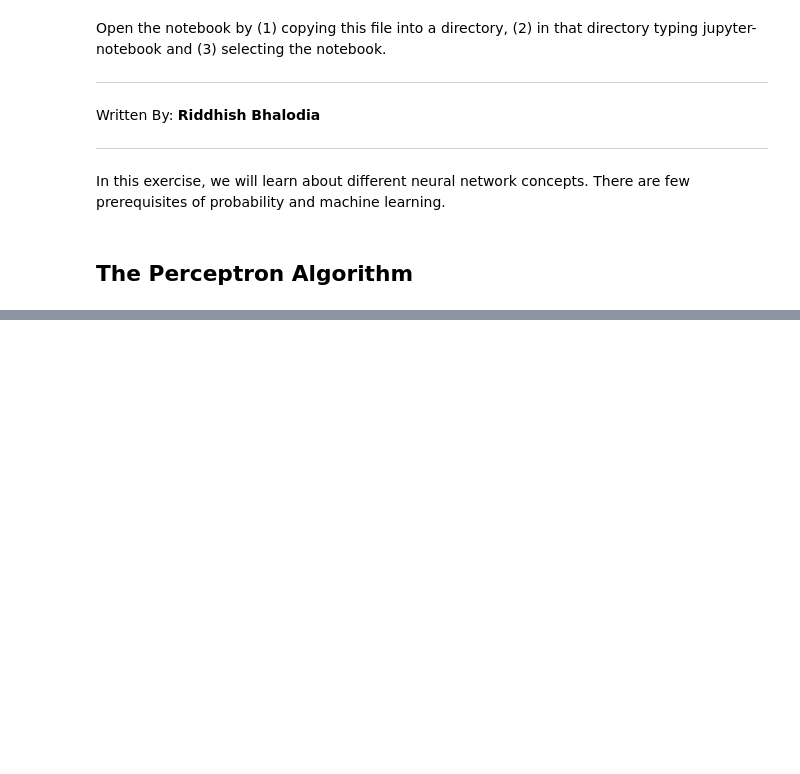
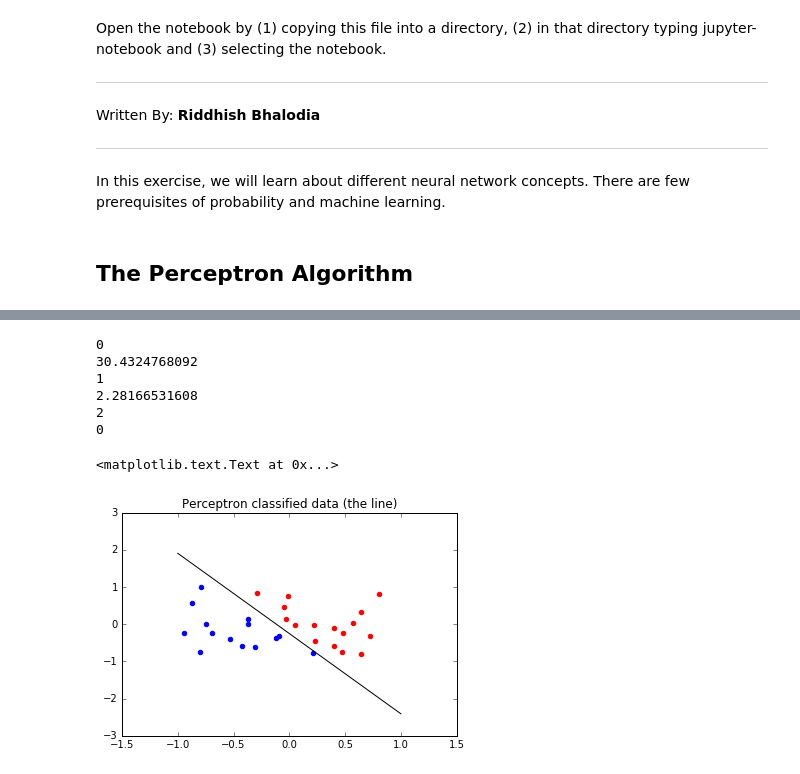
Before and after one commit to riddhishb/ipython-notebooks, a Jupyter notebook: Neural Network/Neural network.ipynb, the cells around one changed output, grey strips where cells are left out. Drawn from its saved outputs; the diff is of its cells as text; code cells hidden in the pictures; blank space fills up the shorter version.

Commit message:
Updated perceptron code

```diff
--- a/Neural Network/Neural network.ipynb
+++ b/Neural Network/Neural network.ipynb
@@ -41,0 +99,7 @@ Here, $\mathcal{M}$ denotes the set of all the misclassified patterns, the reaso
+# %%
+w = np.ones(3, dtype=np.float64) # the weights
+iter_max = 100 # maximum number of iterations
+error = 100.0 # randomly initilize the classification error
+it = 0 # variable to store the iteration number
+eta = 0.02 # the step size (try varying this)
+classified_labels = np.ones(N)
@@ -41,0 +112,43 @@ Here, $\mathcal{M}$ denotes the set of all the misclassified patterns, the reaso
+# %%
+while (error != 0 and it < iter_max):
+    print(it)
+    # Update Rules
+    temp_vec = np.zeros(3, dtype=np.float64)
+    for i in range(N):
+        if label[i] != classified_labels[i]:
+            temp += eta * np.array([x[i], y[i], 1]) * label[i]
+
+    w += temp
+    # recompute the classification
+    for i in range(N):
+        temp = w[0]*x[i] + w[1]*y[i] + w[2]
+        if temp > 0:
+            classified_labels[i] = 1
+        else:
+            classified_labels[i] = -1
+
+    # compute the misclassification error
+    error = 0
+    for i in range(N):
+        temp = w[0]*x[i] + w[1]*y[i] + w[2]
+        if label[i] != classified_labels[i]:
+            error += - label[i] * temp
+    it +=1
+# %% [output]
+0
+30.4324768092
+1
+2.28166531608
+2
+0
+# %%
+x = np.linspace(-1,1,100)
+y = -(w[0] * x + w[2]) / w[1]
+plt.scatter(xa, ya, color = 'b')
+plt.hold(True)
+plt.scatter(xb, yb, color = 'r')
+plt.plot(x,y, color='k')
+plt.title('Perceptron classified data (the line)')
+# %% [output]
+<matplotlib.text.Text at 0x...>
+[figure, added]
```
Also changed, not shown: parts of 11 cells of this notebook.
